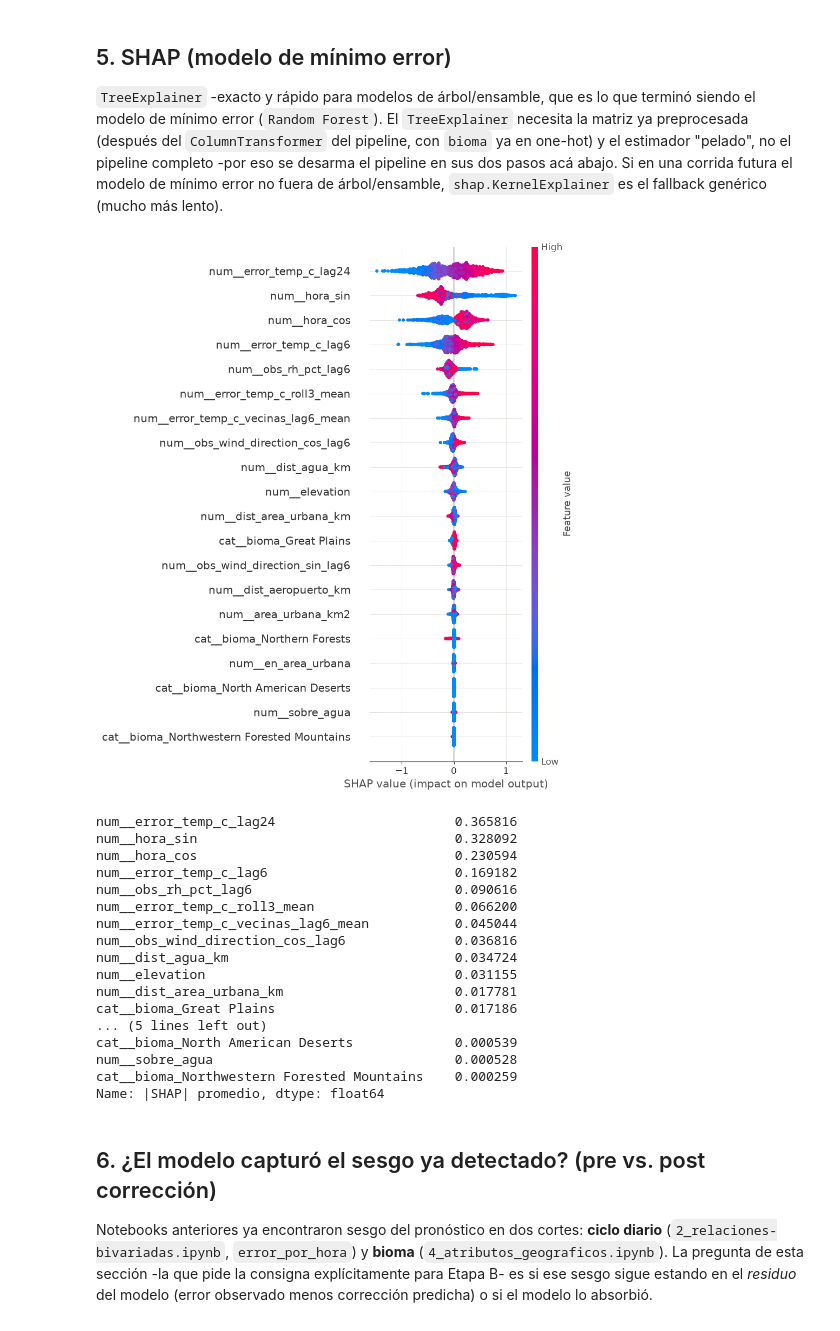
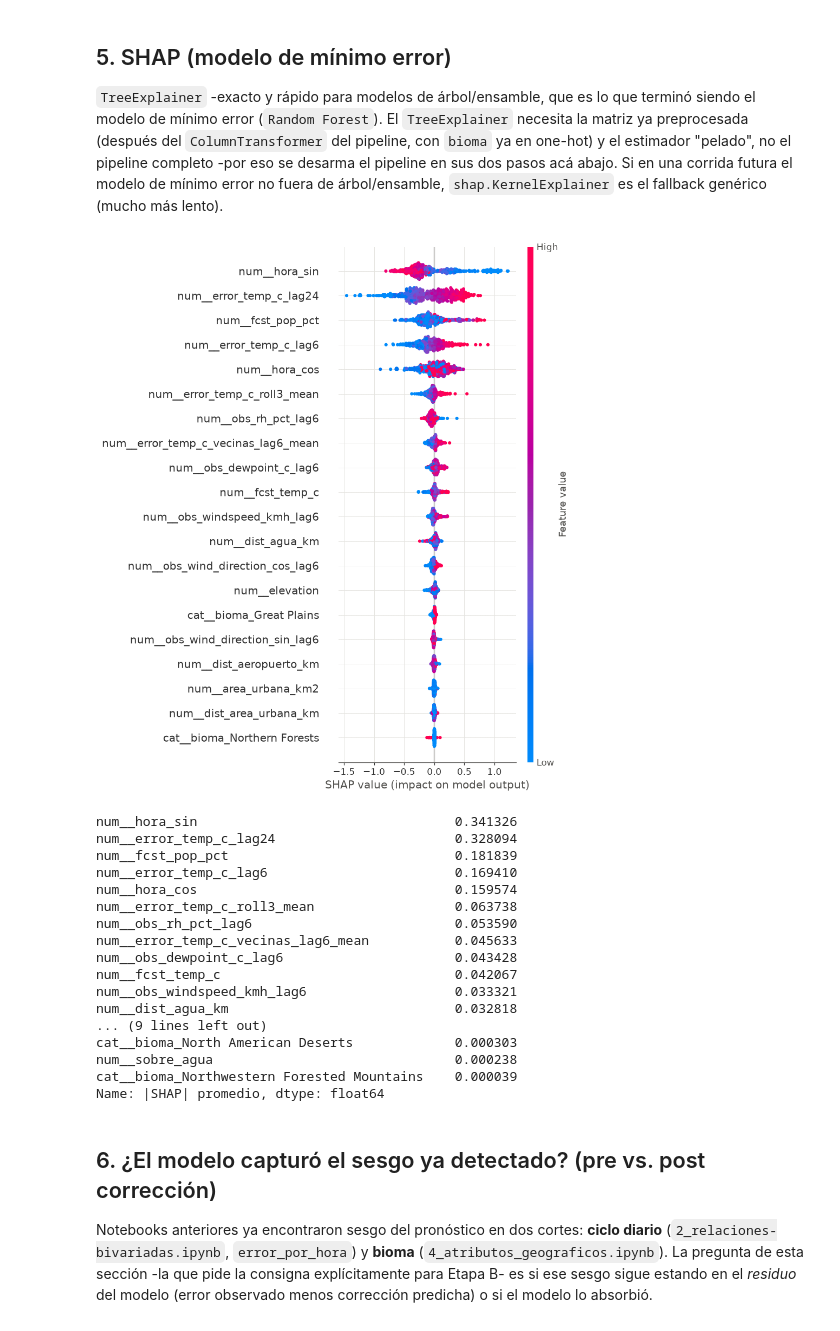
Before and after one commit to franconieto3/TPI_Taller_analisis_de_datos, a Jupyter notebook: TP3/notebooks/8_interpretabilidad.ipynb, the cells around one changed output. Drawn from its saved outputs; the diff is of its cells as text; code cells hidden in the pictures.

```diff
--- a/TP3/notebooks/8_interpretabilidad.ipynb
+++ b/TP3/notebooks/8_interpretabilidad.ipynb
@@ -40,7 +40,7 @@ features = pd.read_csv(PROCESSED + 'panel_features_error_temp_c.csv', parse_date
 cols_modelado = ['station_id', 'target_hour_utc', 'error_temp_c', 'abs_error_temp_c', 'target_valido_temp_c',
                   'hora_local', 'hora_sin', 'hora_cos', 'elevation',
                   'dist_agua_km', 'dist_aeropuerto_km', 'dist_area_urbana_km', 'area_urbana_km2',
-                  'sobre_agua', 'en_area_urbana', 'bioma', 'split']
+                  'sobre_agua', 'en_area_urbana', 'bioma', 'fcst_temp_c', 'fcst_pop_pct', 'split']
 modelado = pd.read_csv(PROCESSED + 'dataset_modelado.csv', usecols=cols_modelado, parse_dates=['target_hour_utc'])
 
 # features también trae su propia columna error_temp_c (la versión con interpolación acotada de 3_analisis_temporal.ipynb,
@@ -69,9 +71,10 @@ FEATURES_NUMERICAS = [
     'error_temp_c_lag6', 'error_temp_c_lag24', 'error_temp_c_roll3_mean',
     'error_temp_c_vecinas_lag6_mean',
     'obs_wind_direction_sin_lag6', 'obs_wind_direction_cos_lag6',
-    'obs_rh_pct_lag6',
+    'obs_rh_pct_lag6', 'obs_dewpoint_c_lag6', 'obs_windspeed_kmh_lag6',
     'hora_sin', 'hora_cos',
     'elevation', 'dist_agua_km', 'dist_aeropuerto_km', 'dist_area_urbana_km', 'area_urbana_km2',
+    'fcst_temp_c', 'fcst_pop_pct',
 ]
 FEATURES_BINARIAS = ['sobre_agua', 'en_area_urbana']
 FEATURES_CATEGORICAS = ['bioma']
@@ -191,46 +194,46 @@ pipeline en sus dos pasos acá abajo. Si en una corrida futura el modelo de mín
 # %%
 prep_min_error = modelo_min_error_final.named_steps['prep']
 estimador_min_error = modelo_min_error_final.named_steps['modelo']
 nombres_features_min_error = prep_min_error.get_feature_names_out()
 
 X_test_transformado = prep_min_error.transform(X_test)
 if hasattr(X_test_transformado, 'toarray'):  # por si el OneHotEncoder devuelve una matriz sparse
     X_test_transformado = X_test_transformado.toarray()
 X_test_transformado = pd.DataFrame(X_test_transformado, columns=nombres_features_min_error, index=X_test.index)
 
-MUESTRA_SHAP = min(2000, len(X_test_transformado))
+MUESTRA_SHAP = min(500, len(X_test_transformado))  # chico a propósito: con max_depth=32 (HalvingRandomSearchCV), TreeSHAP es mucho más caro por muestra
 X_shap = X_test_transformado.sample(MUESTRA_SHAP, random_state=0) if len(X_test_transformado) > MUESTRA_SHAP else X_test_transformado
 
 explainer = shap.TreeExplainer(estimador_min_error)
 shap_values = explainer(X_shap)
 
 shap.summary_plot(shap_values, X_shap, show=False)
 fig = plt.gcf()
 figuras['02_shap_summary_min_error'] = fig
 plt.show()
 # %% [output]
-[figure, old version]
+[figure, new version]
 # %%
 importancia_shap = pd.Series(np.abs(shap_values.values).mean(axis=0), index=nombres_features_min_error,
                               name='|SHAP| promedio').sort_values(ascending=False)
 importancia_shap
 # %% [output]
-num__error_temp_c_lag24                       0.365816
-num__hora_sin                                 0.328092
-num__hora_cos                                 0.230594
-num__error_temp_c_lag6                        0.169182
-num__obs_rh_pct_lag6                          0.090616
-num__error_temp_c_roll3_mean                  0.066200
-num__error_temp_c_vecinas_lag6_mean           0.045044
-num__obs_wind_direction_cos_lag6              0.036816
-num__dist_agua_km                             0.034724
-num__elevation                                0.031155
-num__dist_area_urbana_km                      0.017781
-cat__bioma_Great Plains                       0.017186
-... (5 lines left out)
-cat__bioma_North American Deserts             0.000539
-num__sobre_agua                               0.000528
-cat__bioma_Northwestern Forested Mountains    0.000259
+num__hora_sin                                 0.341326
+num__error_temp_c_lag24                       0.328094
+num__fcst_pop_pct                             0.181839
+num__error_temp_c_lag6                        0.169410
+num__hora_cos                                 0.159574
+num__error_temp_c_roll3_mean                  0.063738
+num__obs_rh_pct_lag6                          0.053590
+num__error_temp_c_vecinas_lag6_mean           0.045633
+num__obs_dewpoint_c_lag6                      0.043428
+num__fcst_temp_c                              0.042067
+num__obs_windspeed_kmh_lag6                   0.033321
+num__dist_agua_km                             0.032818
+... (9 lines left out)
+cat__bioma_North American Deserts             0.000303
+num__sobre_agua                               0.000238
+cat__bioma_Northwestern Forested Mountains    0.000039
 Name: |SHAP| promedio, dtype: float64
 # %% [markdown]
 ## 6. ¿El modelo capturó el sesgo ya detectado? (pre vs. post corrección)
```
Also changed, not shown: parts of 8 cells of this notebook, 2 other files.
